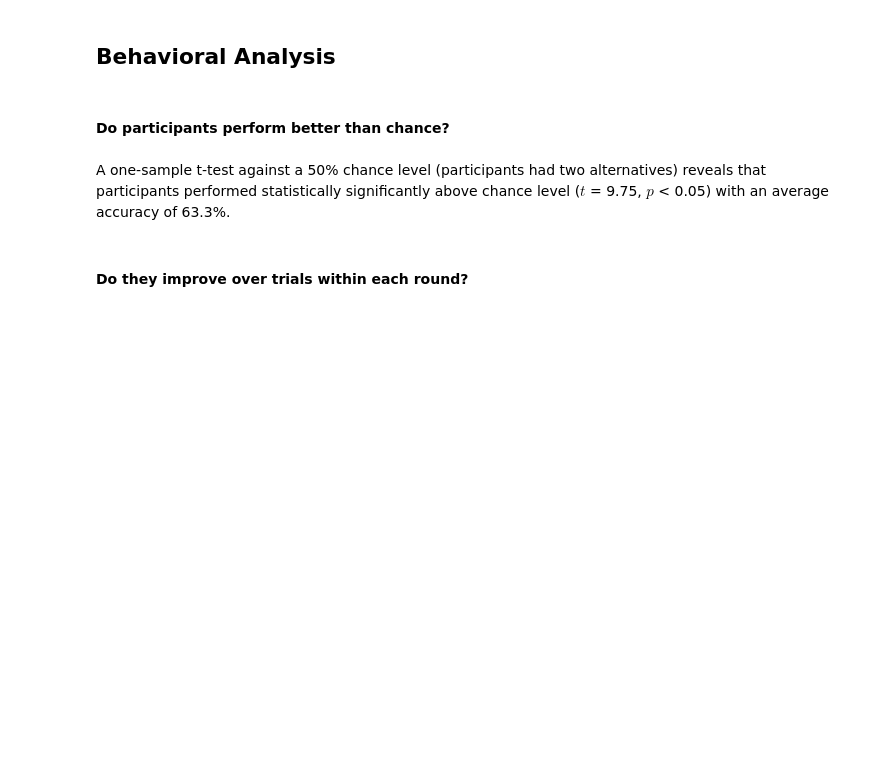
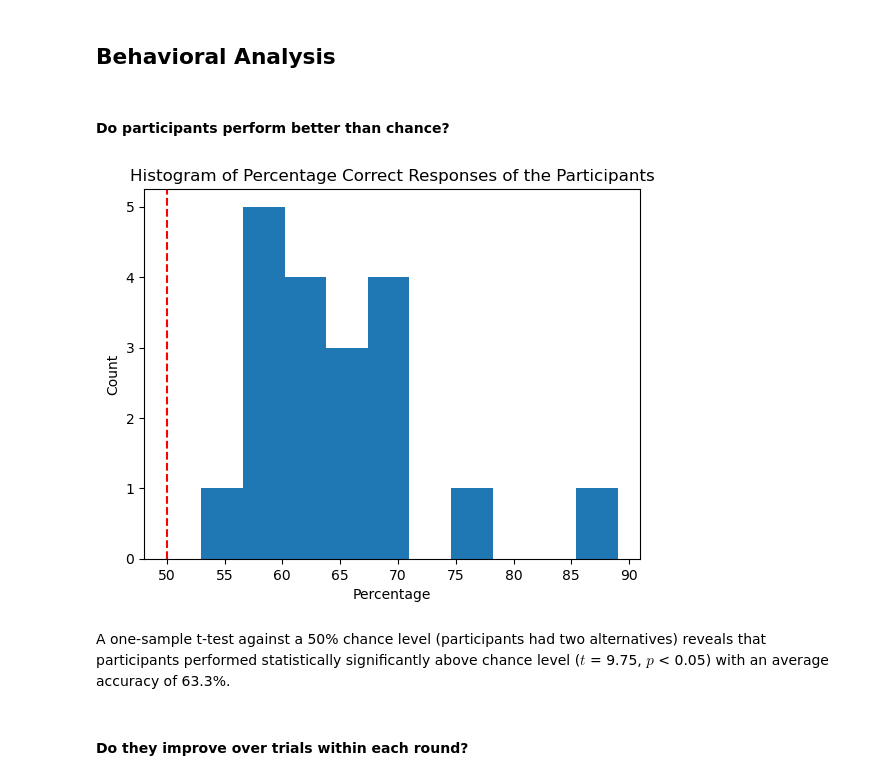
Before and after one commit to pulkitgoyal56/CCCP, a Jupyter notebook: CCCP.ipynb, the cells around one changed output. Drawn from its saved outputs; the diff is of its cells as text; code cells hidden in the pictures; blank space fills up the shorter version.

```diff
--- a/CCCP.ipynb
+++ b/CCCP.ipynb
@@ -61,6 +63,9 @@ data['correct'] = (data['J_correct'] == data['J_pressed']).astype(int)
 # %%
 # Create unique task identifier for all participants
 data['global_task'] = 100*data['slow'] + data['task']
+# %%
+# Create second unique task identifier for all participants
+data['global_task_2'] = list(np.repeat(range(1,31), 10)) * 19
 # %%
 data.head()
 # %% [output]
@@ -317,6 +328,15 @@ par_RT = data_.groupby('participant_id').decision_time.mean()
 print_(f'Average accuracy: {avg_correct}')
 t_par, p_par = st.ttest_1samp(par_correct, 0.5)
 print_(f't = {t_par} ; p = {p_par}')
+# %%
+plt.hist(par_correct*100)
+plt.axvline(50, c='r', linestyle='--')
+
+plt.title('Histogram of Percentage Correct Responses of the Participants')
+plt.xlabel('Percentage')
+plt.ylabel('Count');
+# %% [output]
+[figure, added]
 # %% [markdown]
 A one-sample t-test against a 50% chance level (participants had two alternatives) reveals that participants performed statistically significantly above chance level ($t$ = 9.75, $p$ < 0.05) with an average accuracy of 63.3%.
 # %% [markdown]
```
Also changed, not shown: parts of 41 cells of this notebook, 33 other files.
